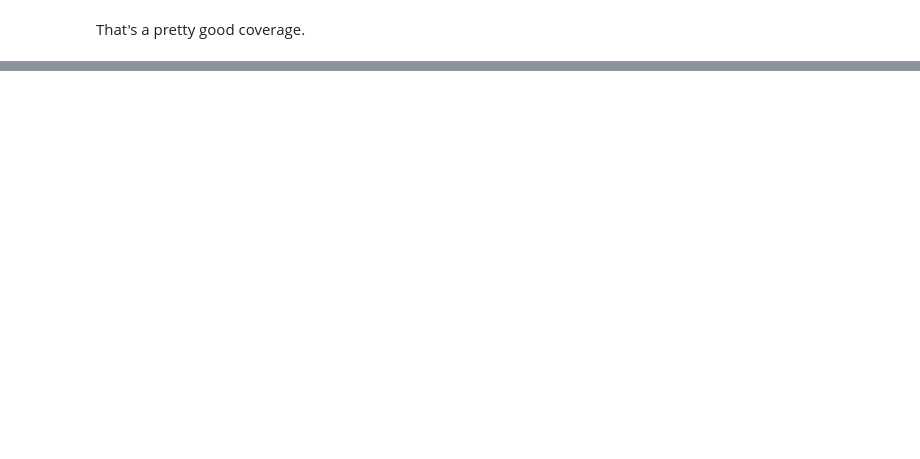
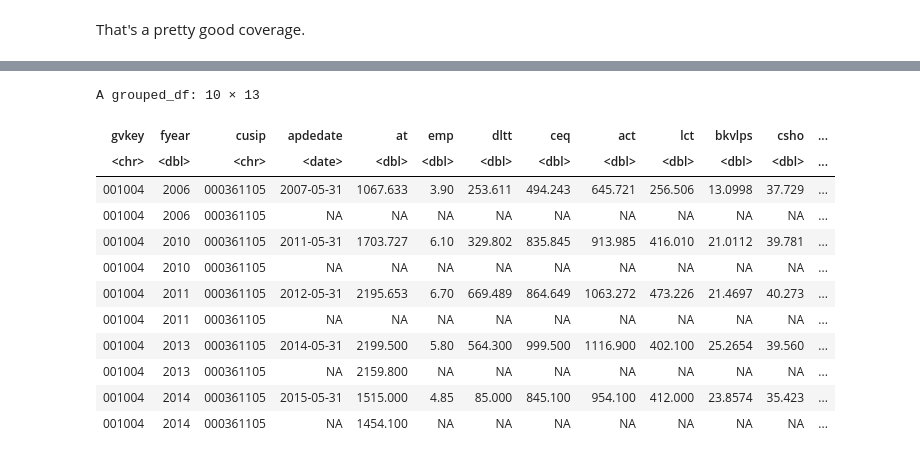
Before and after one commit to julianbarg/boardex, a Jupyter notebook: data_validation.ipynb, the cells around one changed output, grey strips where cells are left out. Cells and saved outputs as stored; diff of their text form; code cells hidden in the pictures; blank space fills up the shorter version.

Commit message:
Overview over raw data shows needs for cleaning/preprocessing.

```diff
--- a/data_validation.ipynb
+++ b/data_validation.ipynb
@@ -290,0 +326,3 @@ That's a pretty good coverage.
+# %%
+compa <- read_feather("data/compa_preprocessed.feather")
+head(compa)
@@ -290,0 +339,20 @@ That's a pretty good coverage.
+# %%
+compa %>%
+    group_by(cusip, fyear) %>%
+    mutate(n = n()) %>%
+    filter(n > 1) %>%
+    head(10)
+# %% [output]
+A grouped_df: 10 × 13
+| gvkey | fyear | cusip | apdedate | at | emp | dltt | ceq | act | lct | bkvlps | csho | ... |
+| <chr> | <dbl> | <chr> | <date> | <dbl> | <dbl> | <dbl> | <dbl> | <dbl> | <dbl> | <dbl> | <dbl> | ... |
+| 001004 | 2006 | 000361105 | 2007-05-31 | 1067.633 | 3.90 | 253.611 | 494.243 | 645.721 | 256.506 | 13.0998 | 37.729 | ... |
+| 001004 | 2006 | 000361105 | NA | NA | NA | NA | NA | NA | NA | NA | NA | ... |
+| 001004 | 2010 | 000361105 | 2011-05-31 | 1703.727 | 6.10 | 329.802 | 835.845 | 913.985 | 416.010 | 21.0112 | 39.781 | ... |
+| 001004 | 2010 | 000361105 | NA | NA | NA | NA | NA | NA | NA | NA | NA | ... |
+| 001004 | 2011 | 000361105 | 2012-05-31 | 2195.653 | 6.70 | 669.489 | 864.649 | 1063.272 | 473.226 | 21.4697 | 40.273 | ... |
+| 001004 | 2011 | 000361105 | NA | NA | NA | NA | NA | NA | NA | NA | NA | ... |
+| 001004 | 2013 | 000361105 | 2014-05-31 | 2199.500 | 5.80 | 564.300 | 999.500 | 1116.900 | 402.100 | 25.2654 | 39.560 | ... |
+| 001004 | 2013 | 000361105 | NA | 2159.800 | NA | NA | NA | NA | NA | NA | NA | ... |
+| 001004 | 2014 | 000361105 | 2015-05-31 | 1515.000 | 4.85 | 85.000 | 845.100 | 954.100 | 412.000 | 23.8574 | 35.423 | ... |
+| 001004 | 2014 | 000361105 | NA | 1454.100 | NA | NA | NA | NA | NA | NA | NA | ... |
```
Also changed, not shown: parts of 21 cells of this notebook, 2 other files.
